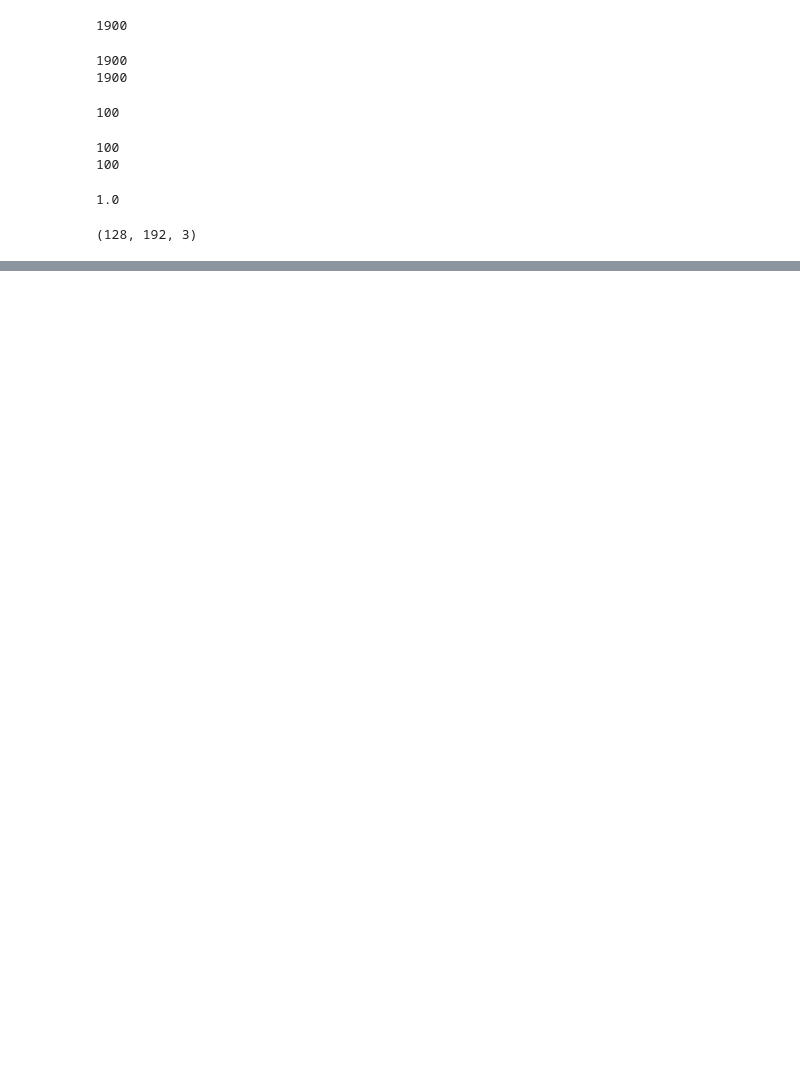
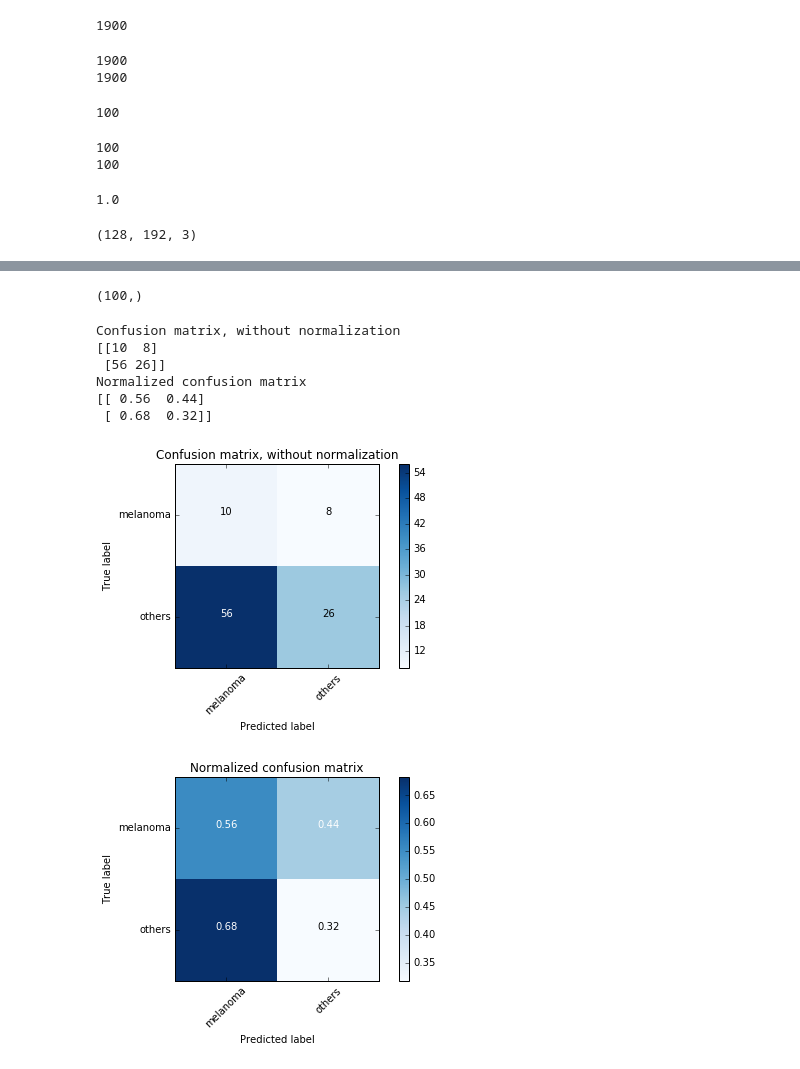
Before and after one commit to PrajwalaTM/skin-cancer-detection-and-segmentation, a Jupyter notebook: classification.ipynb, the cells around one changed output, grey strips where cells are left out. Saved outputs shown, nothing was run; the diff lists cells and outputs as text; code cells hidden in the pictures; blank space fills up the shorter version.

```diff
--- a/classification.ipynb
+++ b/classification.ipynb
@@ -241,0 +260,4 @@ Caused by op u'Const_101', defined at:
+# %%
+test_images = np.squeeze(test_images,axis=1)
+# %%
+test_predictions = model.predict(test_images)
@@ -241,0 +298,2 @@ Caused by op u'Const_101', defined at:
+# %%
+class_names = ['melanoma','others']
@@ -241,0 +311,33 @@ Caused by op u'Const_101', defined at:
+# %%
+predicted_labels = np.zeros(test_predictions.shape[0])
+for i in range(test_predictions.shape[0]):
+    predicted_labels[i] = test_predictions[i]>0.72
+# %%
+predicted_labels.shape
+# %% [output]
+(100,)
+# %%
+# Compute confusion matrix
+cnf_matrix = confusion_matrix(test_labels, predicted_labels)
+np.set_printoptions(precision=2)
+%matplotlib inline
+# Plot non-normalized confusion matrix
+plt.figure()
+plot_confusion_matrix(cnf_matrix, classes=class_names,
+                      title='Confusion matrix, without normalization')
+
+# Plot normalized confusion matrix
+plt.figure()
+plot_confusion_matrix(cnf_matrix, classes=class_names, normalize=True,
+                      title='Normalized confusion matrix')
+
+plt.show()
+# %% [output]
+Confusion matrix, without normalization
+[[10  8]
+ [56 26]]
+Normalized confusion matrix
+[[ 0.56  0.44]
+ [ 0.68  0.32]]
+[figure, added]
+[figure, added]
```
Also changed, not shown: parts of 22 cells of this notebook, 4 other files.
